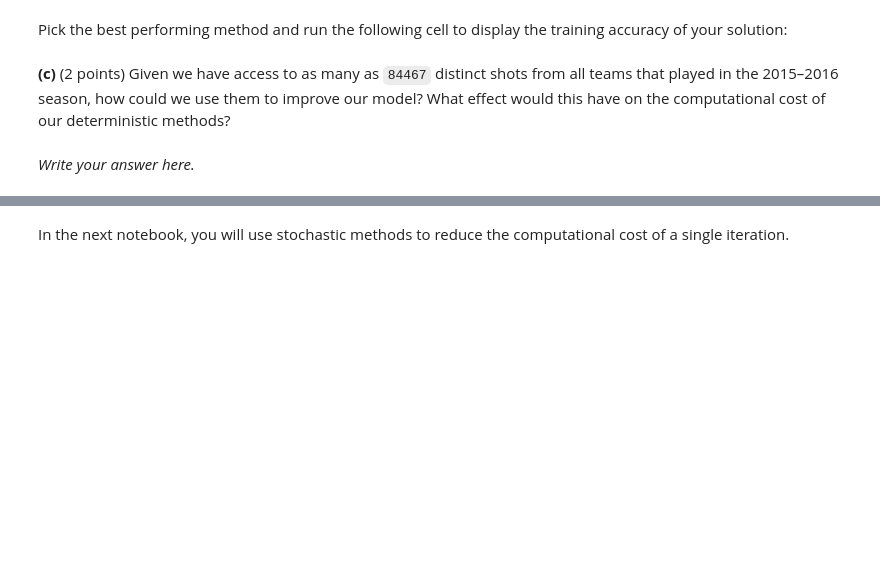
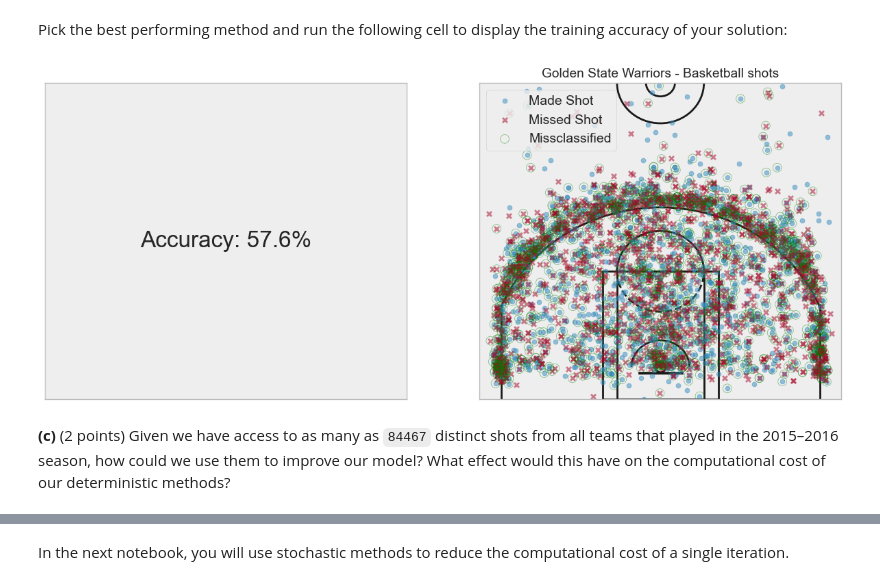
Before and after one commit to garavels/MATH-OF-DATA-homeworks, a Jupyter notebook: Part 2 - First order methods.ipynb, the cells around one changed output, grey strips where cells are left out. Cells and saved outputs as stored; diff of their text form; code cells hidden in the pictures; blank space fills up the shorter version.

```diff
--- a/Part 2 - First order methods.ipynb
+++ b/Part 2 - First order methods.ipynb
@@ -757,12 +917,12 @@ plot(methods, f, x_zero, max_iteration=5000, palette="tab20")
 # %% [markdown]
 Pick the best performing method and run the following cell to display the training accuracy of your solution:
 # %%
-method = ...  # FILL: choose a method
+method = AGDR  # FILL: choose a method
 run_trace = run(method, f, x_zero, 5000)
 last_x_k = run_trace.sequence[-1]
 
 train_accuracy(run_trace.sequence[-1])
+# %% [output]
+[figure, added]
 # %% [markdown]
 **(c)** (2 points) Given we have access to as many as `84467` distinct shots from all teams that played in the 2015–2016 season, how could we use them to improve our model? What effect would this have on the computational cost of our deterministic methods?
-# %% [markdown]
-*Write your answer here.*
```
Also changed, not shown: parts of 32 cells of this notebook.
